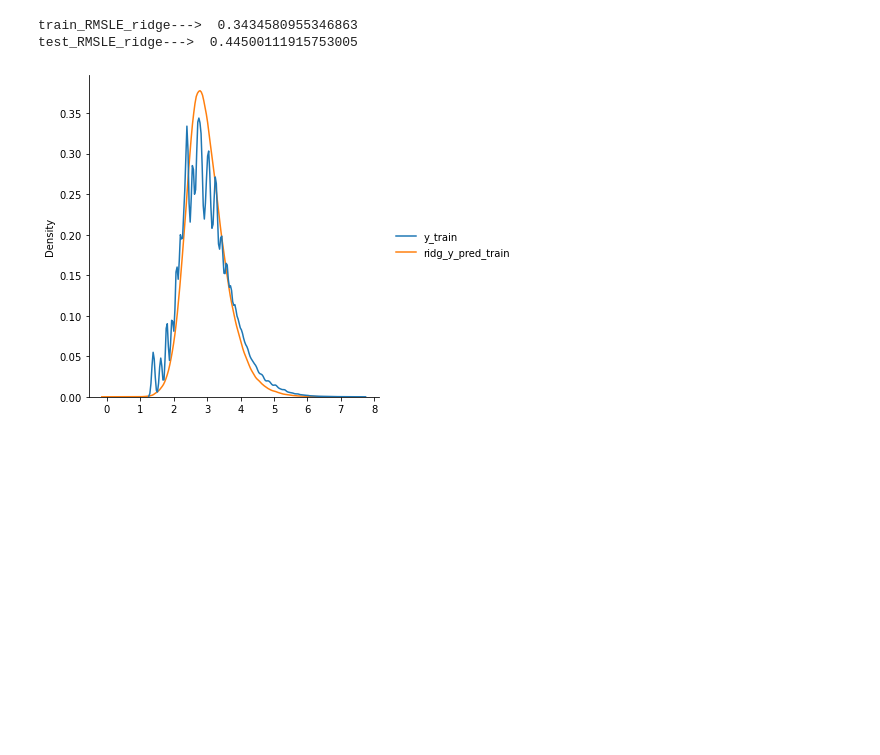
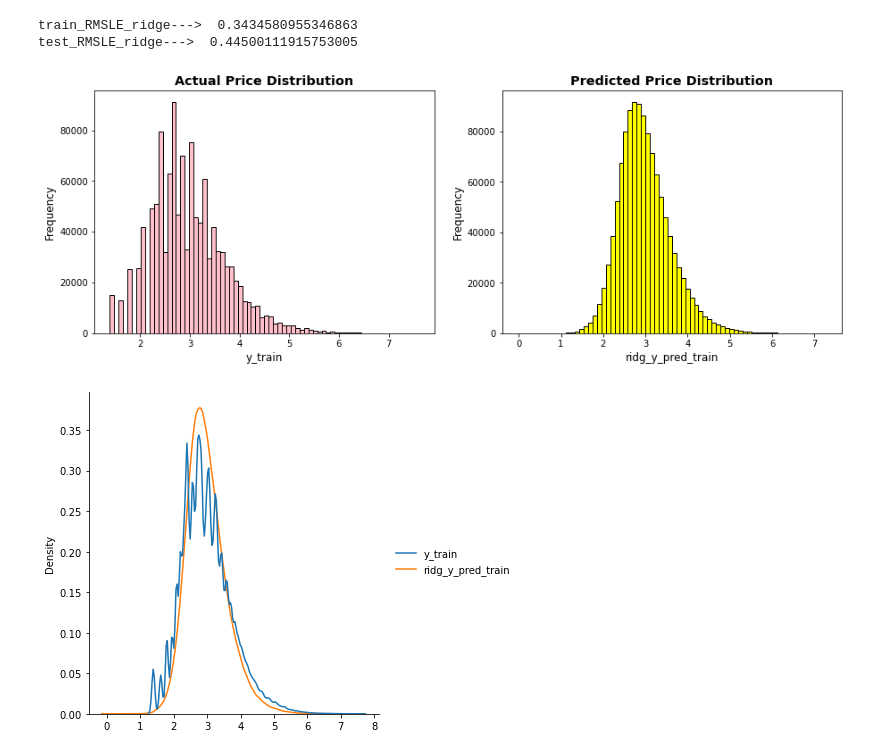
Before and after one commit to TB234/NLP_project, a Jupyter notebook: NLP_project_mercari.ipynb, the cells around one changed output. Drawn from its saved outputs; the diff is of its cells as text; code cells hidden in the pictures; blank space fills up the shorter version.

```diff
--- a/NLP_project_mercari.ipynb
+++ b/NLP_project_mercari.ipynb
@@ -67,15 +67,6 @@ import copy
 
 #Settings
 pd.options.mode.use_inf_as_na = True #counting empty strings as NaN
-# %%
-#matplotlib graph setting
-rcParams['figure.figsize'] = 16, 8
-rcParams['axes.spines.top'] = False
-rcParams['axes.spines.right'] = False
-rcParams['lines.linewidth'] = 2.5
-rcParams['axes.prop_cycle'] = cycler(color = ['#424424'])
-rcParams['xtick.labelsize'] = 'xx-large'
-rcParams['yticks.labelsize'] = 'xx-large'
 # %%
 #importing train dataset
 train = pd.read_csv("train.tsv", sep= '\t', header = 0) #loading the training data set
@@ -1101,6 +1092,22 @@ print('test_RMSLE_ridge---> ', metrics.mean_squared_error(y_test, ridg_y_pred_te
 # %% [output]
 train_RMSLE_ridge--->  0.3434580955346863
 test_RMSLE_ridge--->  0.44500111915753005
+# %%
+fig,ax = plt.subplots(1,2, figsize=(15,5))
+
+ax[0].hist(y_train, bins = 70,  linewidth=1, edgecolor="black", facecolor = 'pink')
+ax[0].set_xlabel('y_train', fontsize = 'large')
+ax[0].set_ylabel('Frequency', fontsize = 'large')
+ax[0].set_title('Actual Price Distribution', fontsize = 'x-large', fontweight = 'bold')
+
+ax[1].hist(ridg_y_pred_train, bins = 70,  linewidth=1, edgecolor="black", facecolor = 'yellow')
+ax[1].set_xlabel('ridg_y_pred_train', fontsize = 'large')
+ax[1].set_ylabel('Frequency', fontsize = 'large')
+ax[1].set_title('Predicted Price Distribution', fontsize = 'x-large', fontweight = 'bold')
+
+plt.show()
+# %% [output]
+[figure, added]
 # %%
 #Plotting distribution of actual train  and predicted train
 z_train = pd.DataFrame(({'y_train':y_train, 'ridg_y_pred_train': ridg_y_pred_train}))
```
Also changed, not shown: parts of 20 cells of this notebook, 1 other file.
